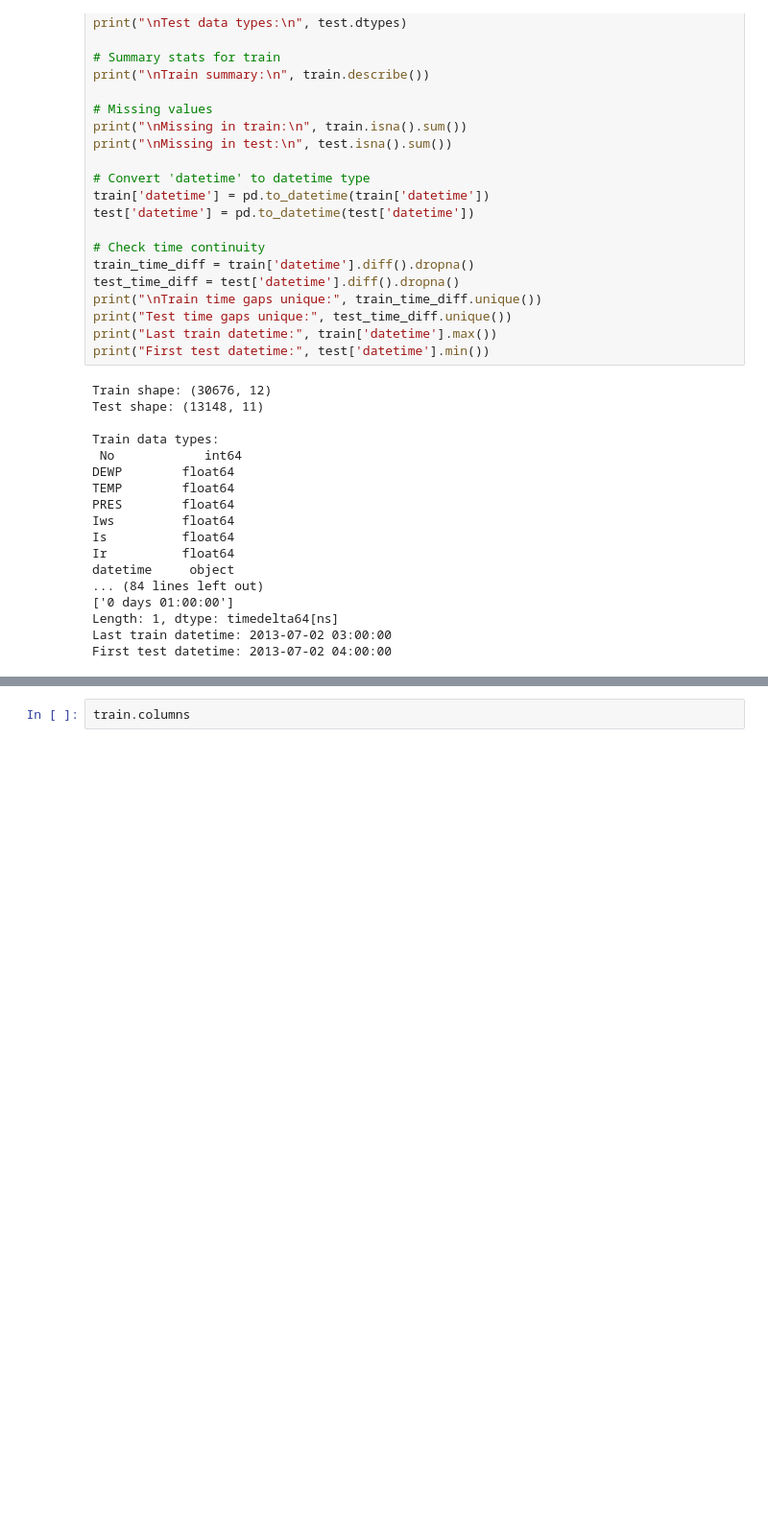
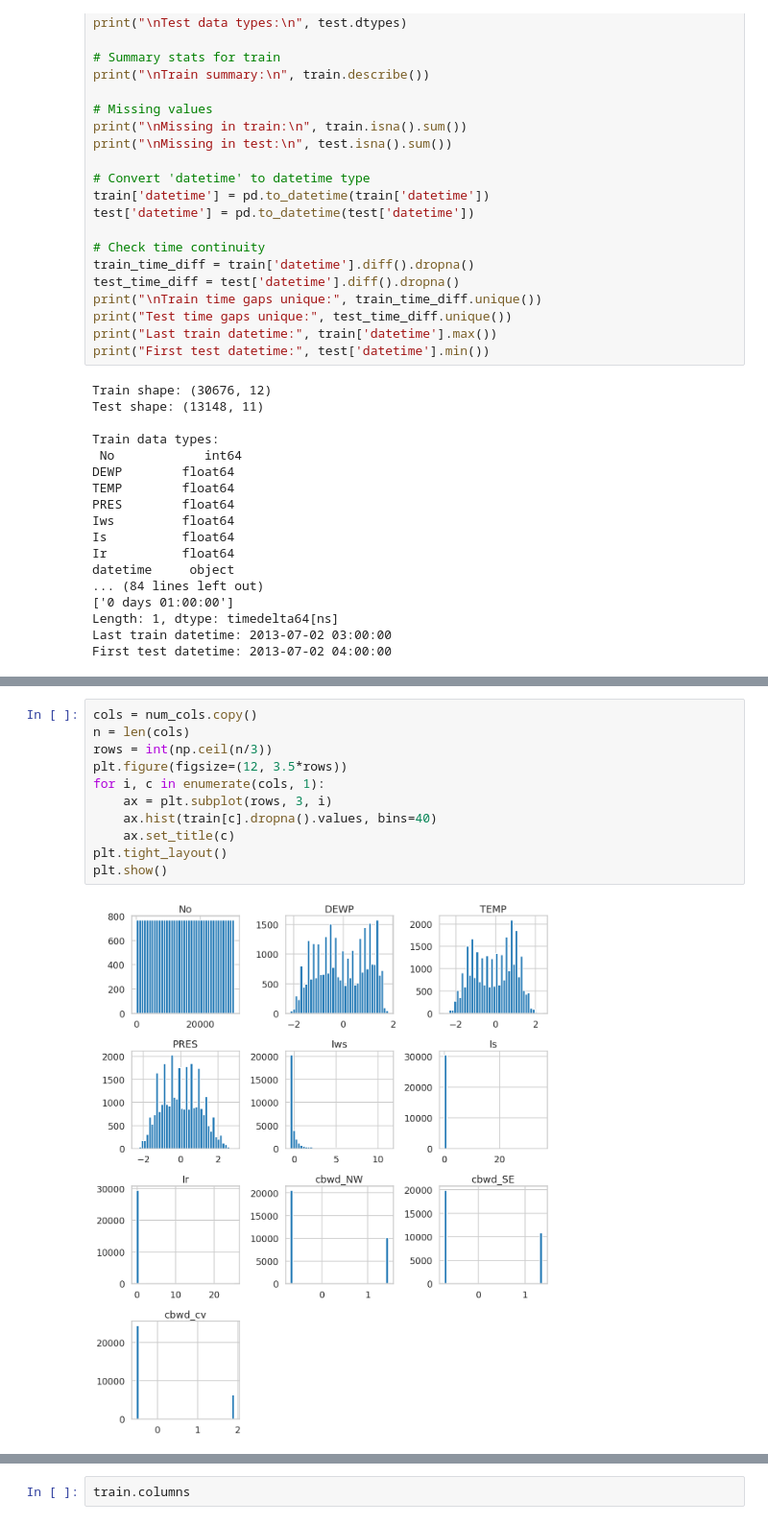
Before and after one commit to l-isaro/air-pollution-beinjing, a Jupyter notebook: air_quality_forecasting_starter_code.ipynb, the cells around one changed output, grey strips where cells are left out. Shown at 96% size. Cells and saved outputs as stored; diff of their text form; blank space fills up the shorter version.

```diff
--- a/air_quality_forecasting_starter_code.ipynb
+++ b/air_quality_forecasting_starter_code.ipynb
@@ -152,0 +105,13 @@ else:
+# %%
+cols = num_cols.copy()
+n = len(cols)
+rows = int(np.ceil(n/3))
+plt.figure(figsize=(12, 3.5*rows))
+for i, c in enumerate(cols, 1):
+    ax = plt.subplot(rows, 3, i)
+    ax.hist(train[c].dropna().values, bins=40)
+    ax.set_title(c)
+plt.tight_layout()
+plt.show()
+# %% [output]
+[figure, added]
```
Also changed, not shown: parts of 8 cells of this notebook.
